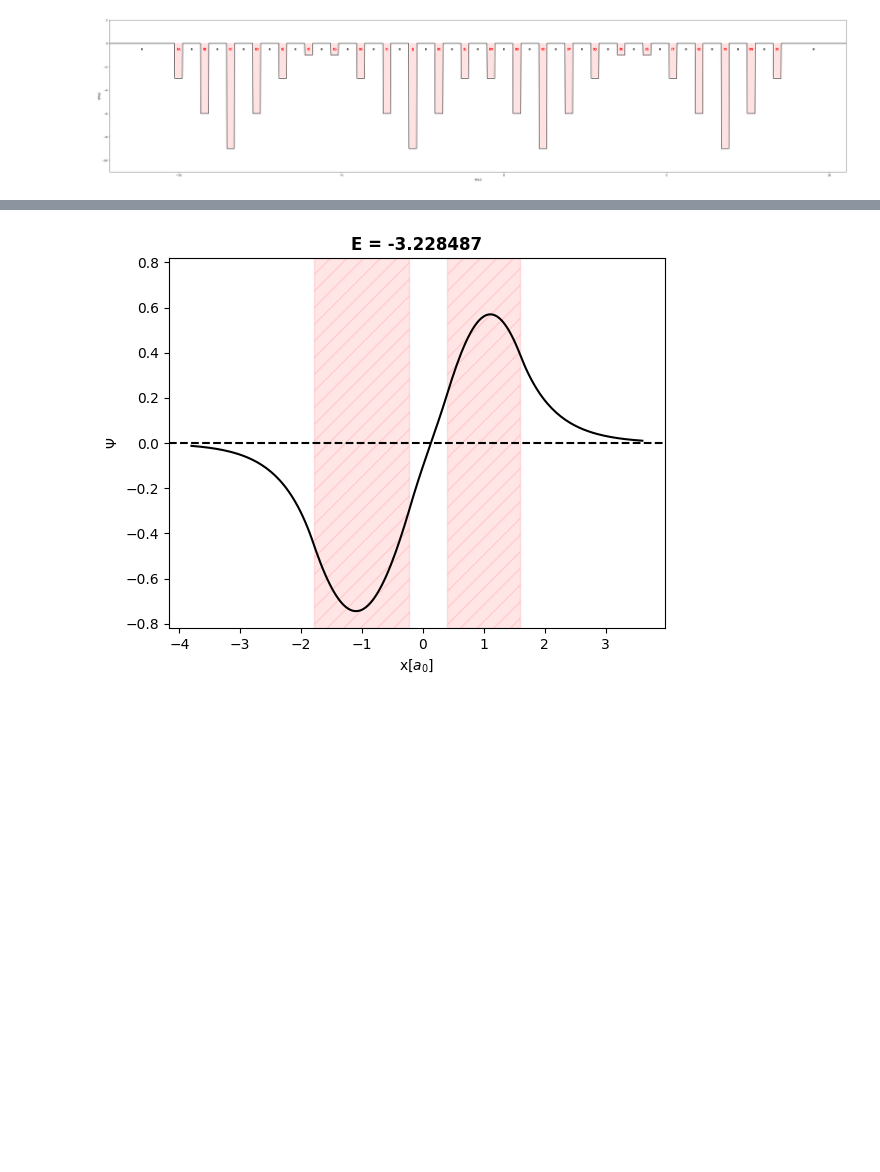
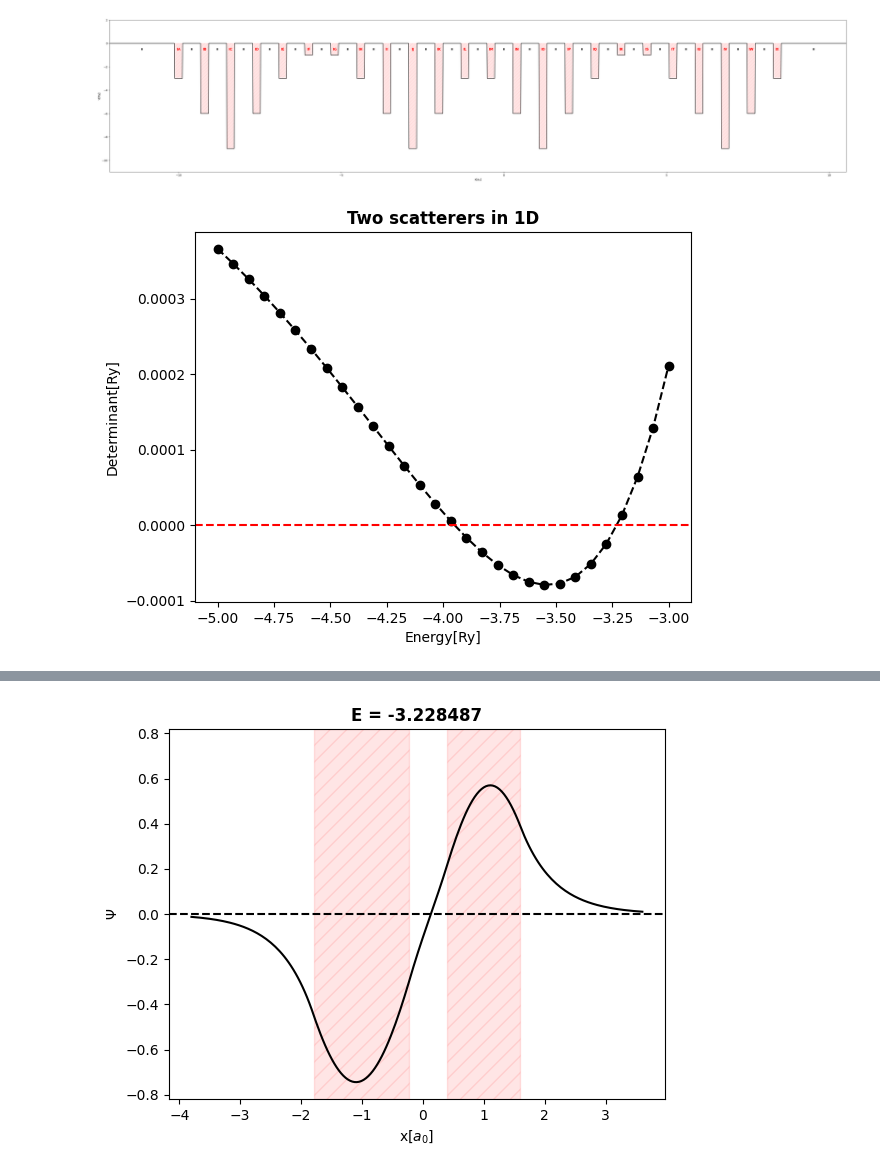
Before and after one commit to m-martyna/QuantumMST, a Jupyter notebook: thesis_plots.ipynb, the cells around one changed output, grey strips where cells are left out. Saved outputs shown, nothing was run; the diff lists cells and outputs as text; code cells hidden in the pictures; blank space fills up the shorter version.

```diff
--- a/thesis_plots.ipynb
+++ b/thesis_plots.ipynb
@@ -73,6 +73,23 @@ plot_potential(x, V, structure_4)
 [figure]
 [figure]
 [figure]
+# %%
+from QuantumMST import determinant
+s = structure_Butler.scatterers
+x = structure_Butler.positions
+
+nE = 30
+energies = np.linspace(-5,-3, nE)
+
+results = determinant(energies, arr_s= s, arr_x= x)
+plt.plot(energies, results, 'o--', color = 'black')
+plt.axhline(0, color='red', linestyle='--')
+plt.ylabel('Determinant[Ry]')
+plt.xlabel('Energy[Ry]')
+plt.title('Two scatterers in 1D', fontsize=12, fontweight='semibold')
+plt.show()
+# %% [output]
+[figure, added]
 # %%
 s = structure_Butler.scatterers
 x = structure_Butler.positions
```
Also changed, not shown: parts of 7 cells of this notebook, 20 other files.
